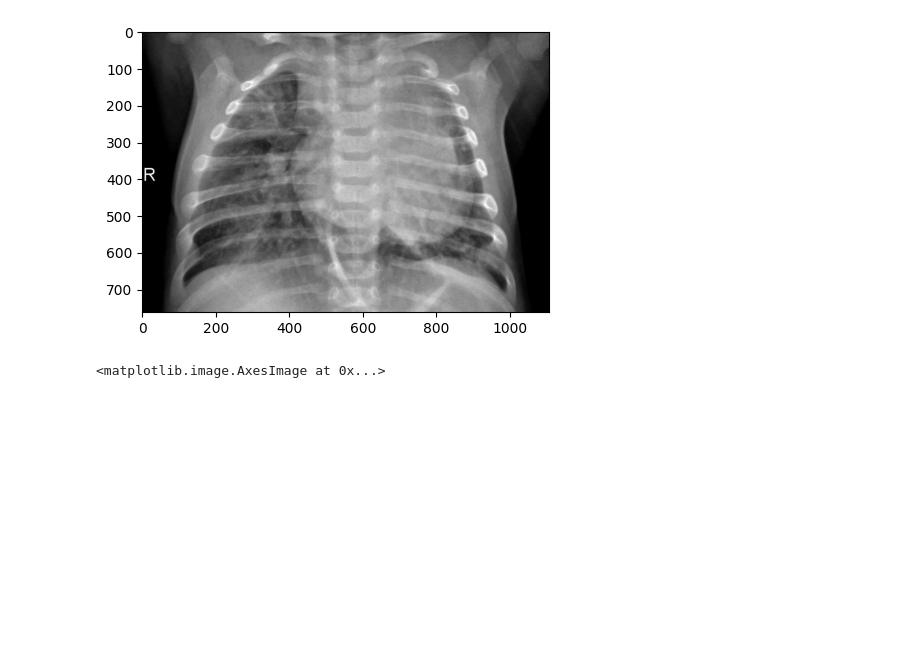
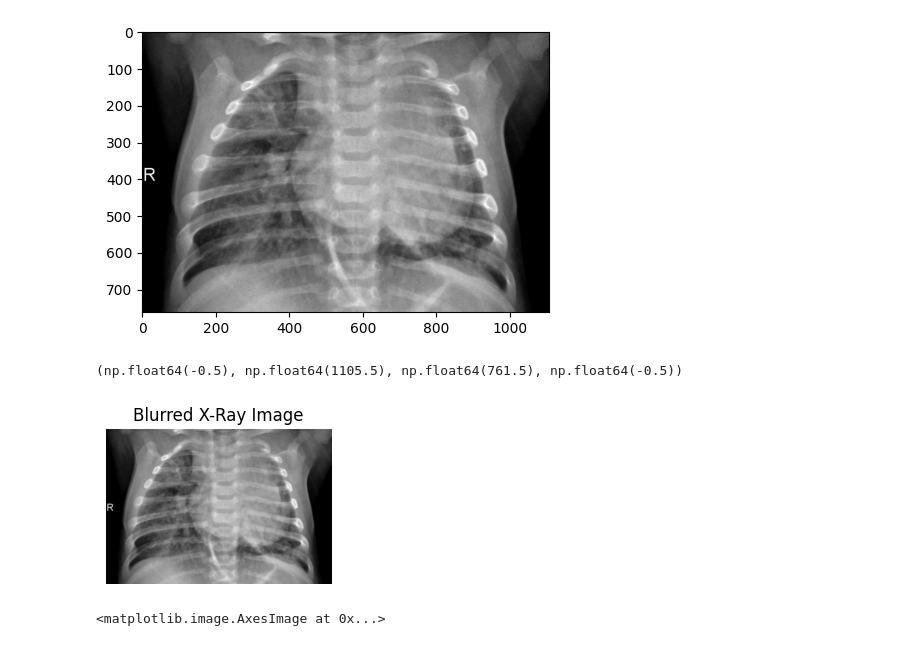
Before and after one commit to Kabilash01/Semester6, a Jupyter notebook: dl_med/test.ipynb, the cells around one changed output. Drawn from its saved outputs; the diff is of its cells as text; code cells hidden in the pictures; blank space fills up the shorter version.

```diff
--- a/dl_med/test.ipynb
+++ b/dl_med/test.ipynb
@@ -19,6 +19,15 @@ plt.imshow(xray,cmap='grey')
 # %% [output]
 <matplotlib.image.AxesImage at 0x...>
 [figure]
+# %%
+blurred_xray = cv2.GaussianBlur(xray, (5, 5), 0)
+plt.subplot(1, 2, 2)
+plt.title("Blurred X-Ray Image")
+plt.imshow(blurred_xray, cmap='gray')
+plt.axis('off')
+# %% [output]
+(np.float64(-0.5), np.float64(1105.5), np.float64(761.5), np.float64(-0.5))
+[figure, added]
 # %%
 denoised = cv2.fastNlMeansDenoising(xray,None,10,7,21)
 plt.subplot(2,2,2)
```
Also changed, not shown: parts of 2 cells of this notebook.
